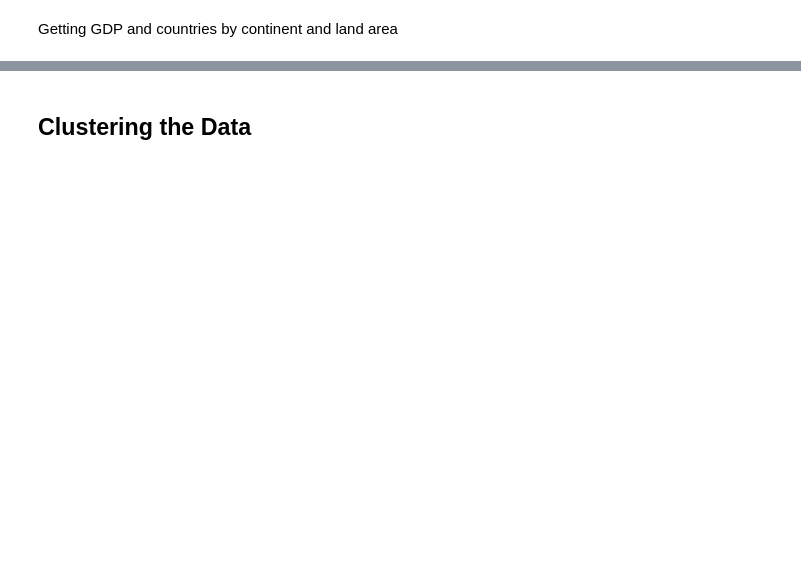
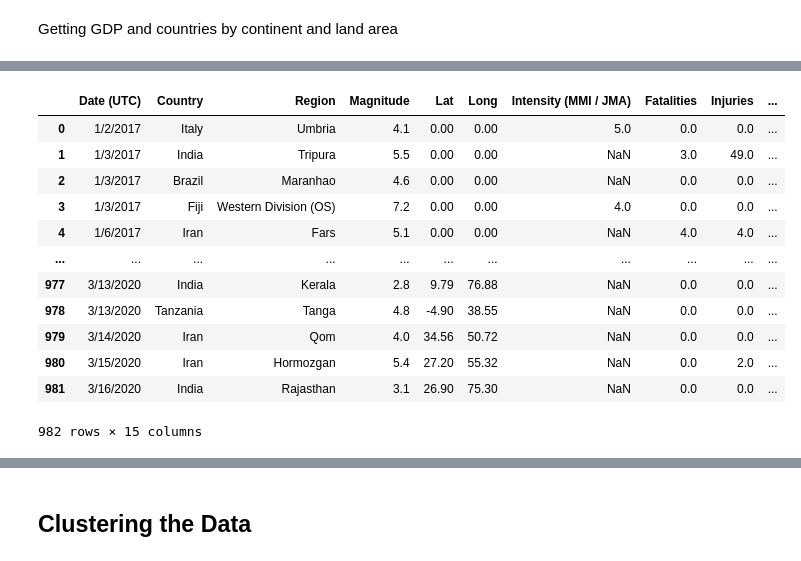
Before and after one commit to pmundot/Earthquakes, a Jupyter notebook: 1_Final.ipynb, the cells around one changed output, grey strips where cells are left out. Drawn from its saved outputs; the diff is of its cells as text; code cells hidden in the pictures; blank space fills up the shorter version.

```diff
--- a/1_Final.ipynb
+++ b/1_Final.ipynb
@@ -286,3 +331,20 @@ url2='https://www.nationmaster.com/country-info/stats/Geography/Land-area/Square
+# %%
+# print final DataFrame
+earthquake_data
+# %% [output]
+|  | Date (UTC) | Country | Region | Magnitude | Lat | Long | Intensity (MMI / JMA) | Fatalities | Injuries | ... |
+| 0 | 1/2/2017 | Italy | Umbria | 4.1 | 0.00 | 0.00 | 5.0 | 0.0 | 0.0 | ... |
+| 1 | 1/3/2017 | India | Tripura | 5.5 | 0.00 | 0.00 | NaN | 3.0 | 49.0 | ... |
+| 2 | 1/3/2017 | Brazil | Maranhao | 4.6 | 0.00 | 0.00 | NaN | 0.0 | 0.0 | ... |
+| 3 | 1/3/2017 | Fiji | Western Division (OS) | 7.2 | 0.00 | 0.00 | 4.0 | 0.0 | 0.0 | ... |
+| 4 | 1/6/2017 | Iran | Fars | 5.1 | 0.00 | 0.00 | NaN | 4.0 | 4.0 | ... |
+| ... | ... | ... | ... | ... | ... | ... | ... | ... | ... | ... |
+| 977 | 3/13/2020 | India | Kerala | 2.8 | 9.79 | 76.88 | NaN | 0.0 | 0.0 | ... |
+| 978 | 3/13/2020 | Tanzania | Tanga | 4.8 | -4.90 | 38.55 | NaN | 0.0 | 0.0 | ... |
+| 979 | 3/14/2020 | Iran | Qom | 4.0 | 34.56 | 50.72 | NaN | 0.0 | 0.0 | ... |
+| 980 | 3/15/2020 | Iran | Hormozgan | 5.4 | 27.20 | 55.32 | NaN | 0.0 | 2.0 | ... |
+| 981 | 3/16/2020 | India | Rajasthan | 3.1 | 26.90 | 75.30 | NaN | 0.0 | 0.0 | ... |
+982 rows × 15 columns
 # %%
 response=get(url1)
 soup=BeautifulSoup(response.text,'html.parser')
```
Also changed, not shown: parts of 16 cells of this notebook, 2 other files.
